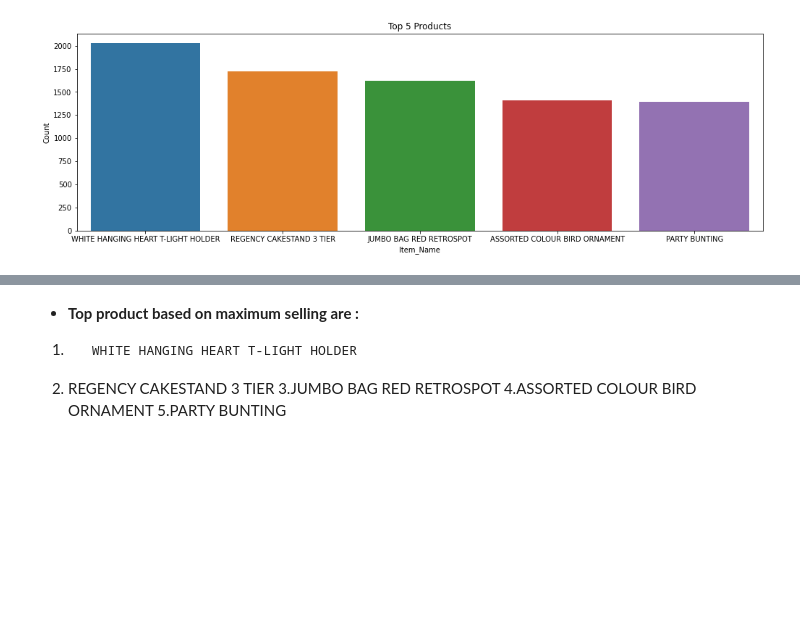
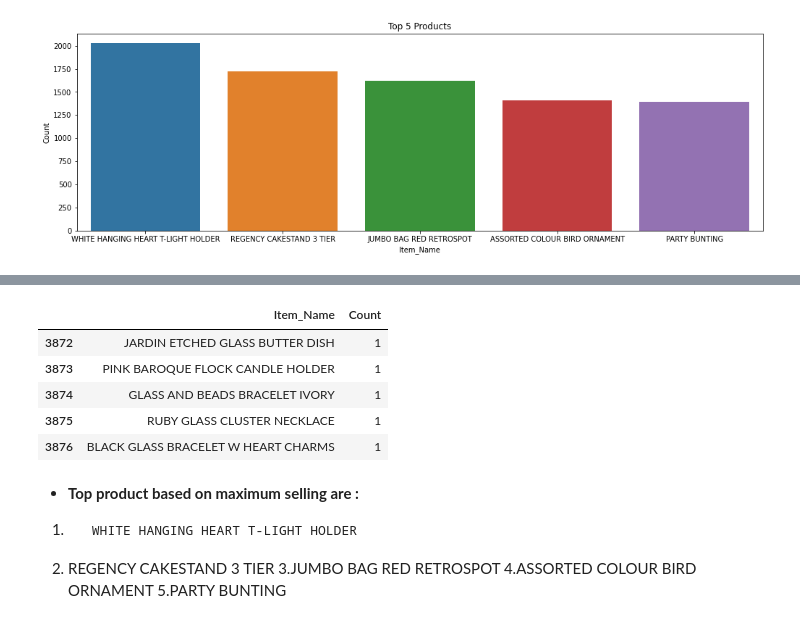
Before and after one commit to vkvinay0627/Online-Retail-Customer-Segmentation, a Jupyter notebook: Online_Retail_Customer_Segmentation_Capstone_Project.ipynb, the cells around one changed output, grey strips where cells are left out. Saved outputs shown, nothing was run; the diff lists cells and outputs as text; code cells hidden in the pictures; blank space fills up the shorter version.

```diff
--- a/Online_Retail_Customer_Segmentation_Capstone_Project.ipynb
+++ b/Online_Retail_Customer_Segmentation_Capstone_Project.ipynb
@@ -172,3 +184,12 @@ sns.barplot(x='Item_Name',y='Count',data=df_sold[-5:])
+# %%
+df_sold[-5:]
+# %% [output]
+|  | Item_Name | Count |
+| 3872 | JARDIN ETCHED GLASS BUTTER DISH | 1 |
+| 3873 | PINK BAROQUE FLOCK CANDLE HOLDER | 1 |
+| 3874 | GLASS AND BEADS BRACELET IVORY | 1 |
+| 3875 | RUBY GLASS CLUSTER NECKLACE | 1 |
+| 3876 | BLACK GLASS BRACELET W HEART CHARMS | 1 |
 # %% [markdown]
 * **Top product  based on maximum selling  are :**
 
```
Also changed, not shown: parts of 34 cells of this notebook.
